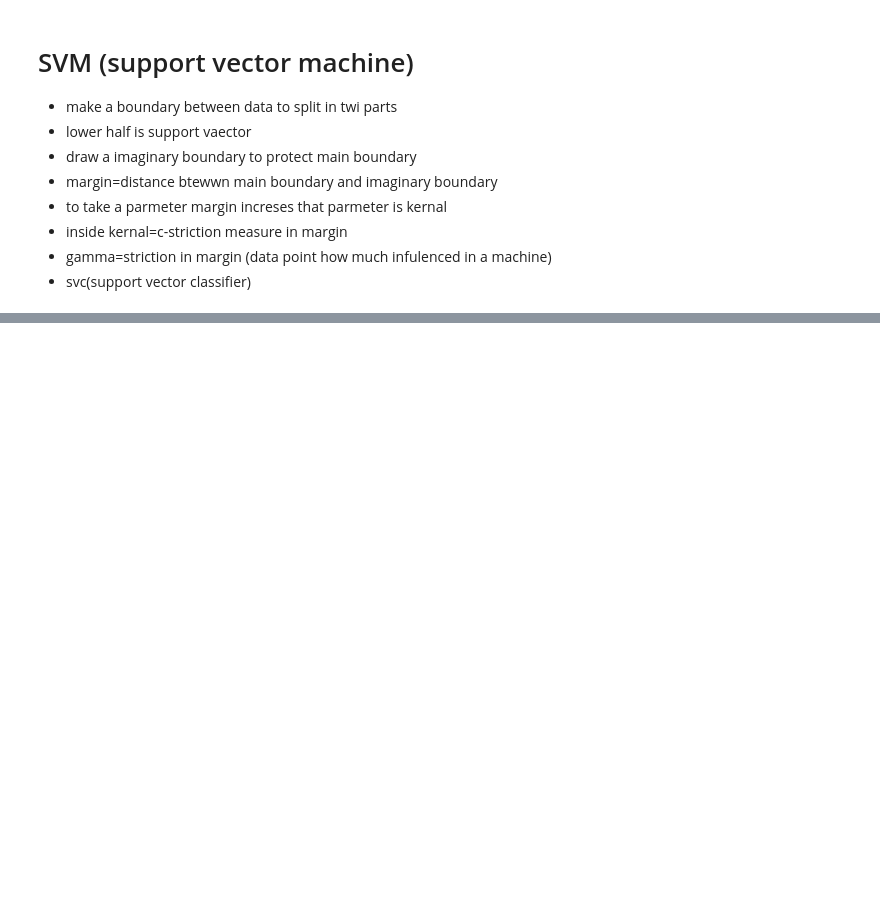
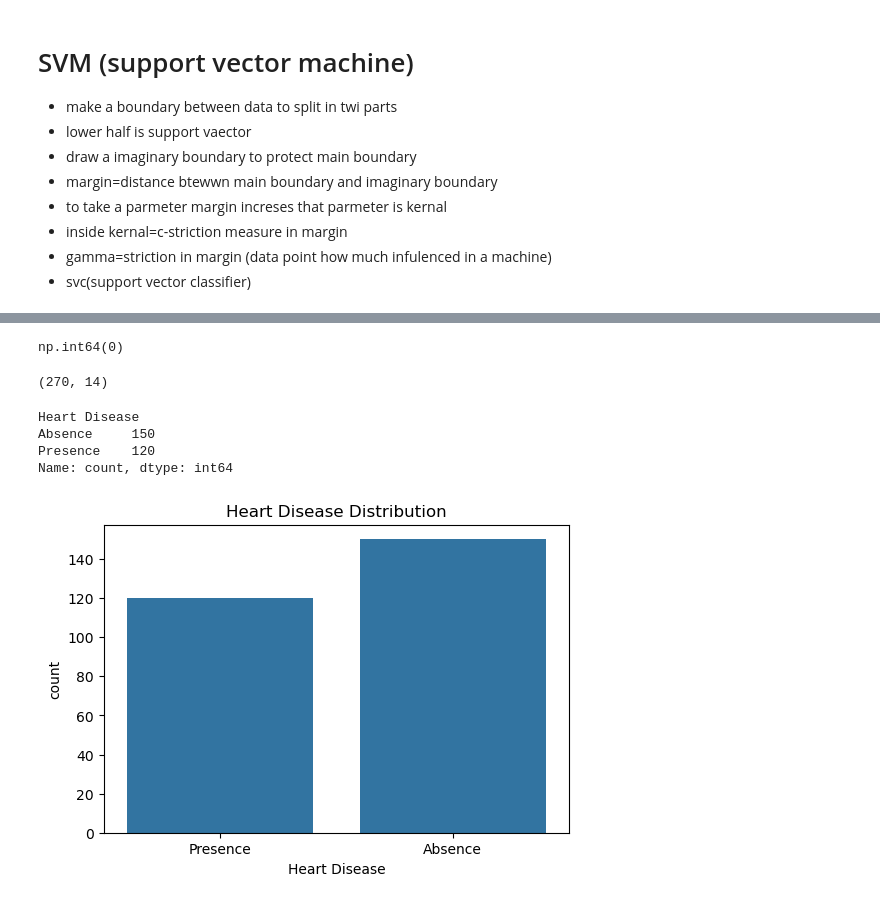
Before and after one commit to mkumar2177/Data-science-, a Jupyter notebook: svm.ipynb, the cells around one changed output, grey strips where cells are left out. Drawn from its saved outputs; the diff is of its cells as text; code cells hidden in the pictures; blank space fills up the shorter version.

```diff
--- a/svm.ipynb
+++ b/svm.ipynb
@@ -101,5 +80,2 @@ df.drop_duplicates(inplace=True)
 # %%
-#encoder
-#encode target value
-encoder = LabelEncoder()
-df["Heart Disease"] = encoder.fit_transform(df["Heart Disease"])
+df.info()
@@ -105,0 +130,4 @@ df["Heart Disease"] = encoder.fit_transform(df["Heart Disease"])
+# %%
+df.duplicated().sum()
+# %% [output]
+np.int64(0)
@@ -105,0 +136,21 @@ df["Heart Disease"] = encoder.fit_transform(df["Heart Disease"])
+# %%
+df.shape
+# %% [output]
+(270, 14)
+# %%
+df['Heart Disease'].value_counts()
+# %% [output]
+Heart Disease
+Absence     150
+Presence    120
+Name: count, dtype: int64
+# %%
+plt.figure(figsize=(6,4))
+
+sns.countplot(x='Heart Disease',data=df)
+
+plt.title("Heart Disease Distribution")
+
+plt.show()
+# %% [output]
+[figure, added]
```
Also changed, not shown: parts of 67 cells of this notebook, 6 other files.
